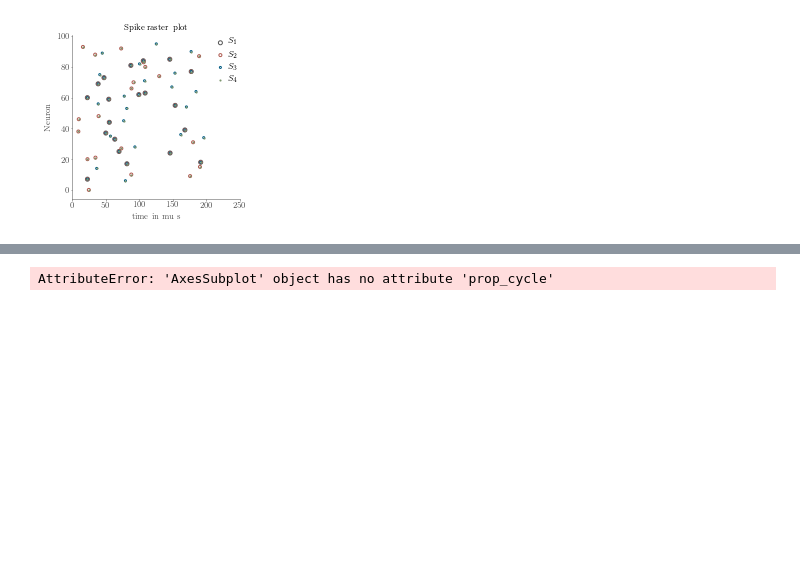
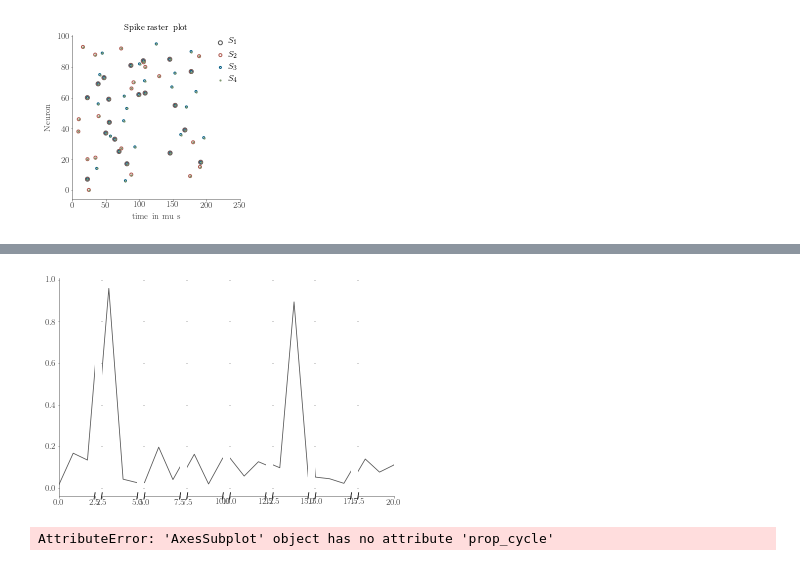
Before and after one commit to simeka/masterthesis, a Jupyter notebook: figures/SuperSpikeXorTask.ipynb, the cells around one changed output, grey strips where cells are left out. Cells and saved outputs as stored; diff of their text form; code cells hidden in the pictures; blank space fills up the shorter version.

```diff
--- a/figures/SuperSpikeXorTask.ipynb
+++ b/figures/SuperSpikeXorTask.ipynb
@@ -108,3 +173,59 @@ save_plot(fig, "superspiketask", (3,3))
+# %%
+# 30 points between [0, 0.2) originally made using np.random.rand(30)*.2
+pts = np.array([
+    0.015, 0.166, 0.133, 0.159, 0.041, 0.024, 0.195, 0.039, 0.161, 0.018,
+    0.143, 0.056, 0.125, 0.096, 0.094, 0.051, 0.043, 0.021, 0.138, 0.075,
+    0.109, 0.195, 0.050, 0.074, 0.079, 0.155, 0.020, 0.010, 0.061, 0.008])
+
+# Now let's make two outlier points which are far away from everything.
+pts[[3, 14]] += .8
+
+n = 8
+fig, axes = plt.subplots(1, n, sharey=True)
+dt = 250/100
+for i, ax in enumerate(axes.flatten()):
+    ax.plot(pts)
+    ax.set_xlim(i*dt, (i+1)*dt)
+    if i != 0:
+        ax.spines['left'].set_visible(False) # hide the spines
+
+    d = .015  # how big to make the diagonal lines in axes coordinates
+    if i != (n-1):
+        kwargs = dict(transform=ax.transAxes, color='k', clip_on=False)
+        ax.plot((1 - d, 1 + d), (-d, +d), **kwargs)  # top-right diagonal
+    if i!= 0:
+        kwargs.update(transform=ax.transAxes)
+        ax.plot((-d, +d), (- d,  + d), **kwargs)
+
+#ax.xaxis.tick_top()
+#ax.tick_params(labeltop='off')  # don't put tick labels at the top
+#ax2.xaxis.tick_bottom()
+
+# This looks pretty good, and was fairly painless, but you can get that
+# cut-out diagonal lines look with just a bit more work. The important
+# thing to know here is that in axes coordinates, which are always
+# between 0-1, spine endpoints are at these locations (0,0), (0,1),
+# (1,0), and (1,1).  Thus, we just need to put the diagonals in the
+# appropriate corners of each of our axes, and so long as we use the
+# right transform and disable clipping.
+
+
+#d = .015  # how big to make the diagonal lines in axes coordinates
+# arguments to pass to plot, just so we don't keep repeating them
+#kwargs = dict(transform=ax.transAxes, color='k', clip_on=False)
+#ax.plot((1 - d, 1 + d), (-d, +d), **kwargs)  # top-right diagonal
+
+#kwargs.update(transform=ax2.transAxes)  # switch to the bottom axes
+#ax2.plot((-d, +d), (- d,  + d), **kwargs)  # bottom-left diagonal
+
+# What's cool about this is that now if we vary the distance between
+# ax and ax2 via f.subplots_adjust(hspace=...) or plt.subplot_tool(),
+# the diagonal lines will move accordingly, and stay right at the tips
+# of the spines they are 'breaking'
+
+plt.show()
+# %% [output]
+[figure, added]
 # %%
 ax.axe
 # %% [output]
```
Also changed, not shown: parts of 2 cells of this notebook, 12 other files.
